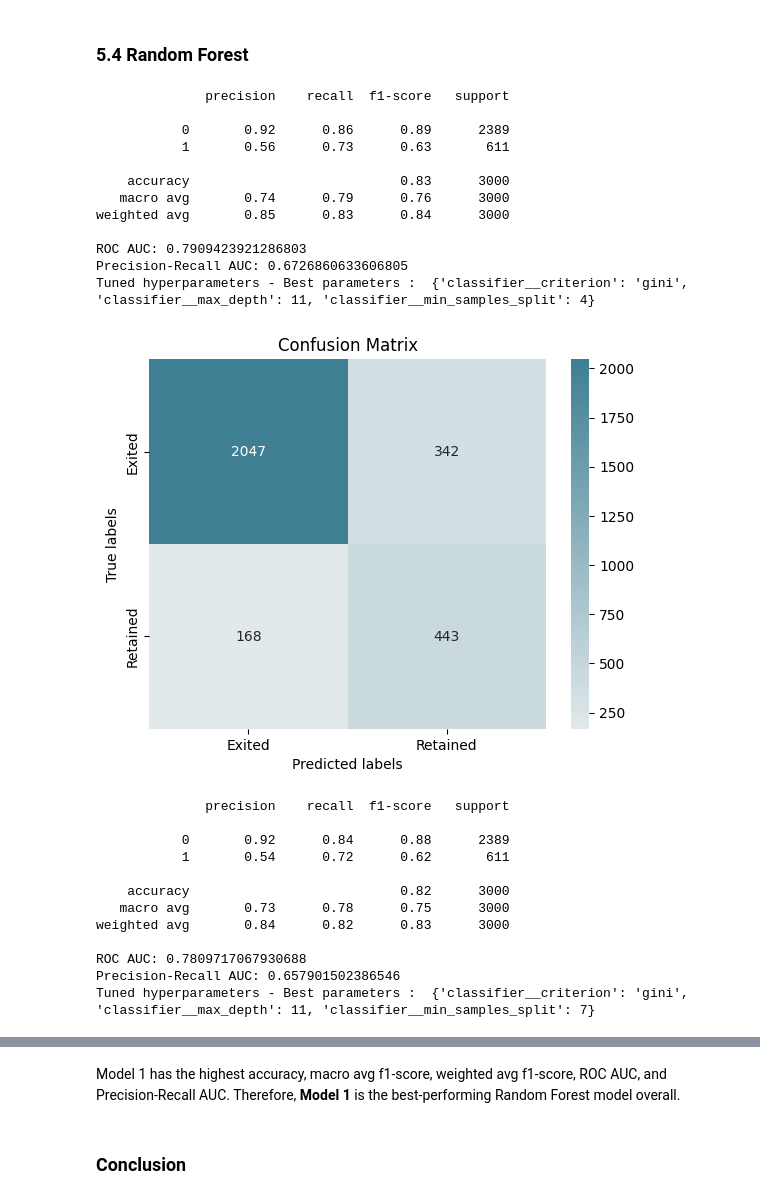
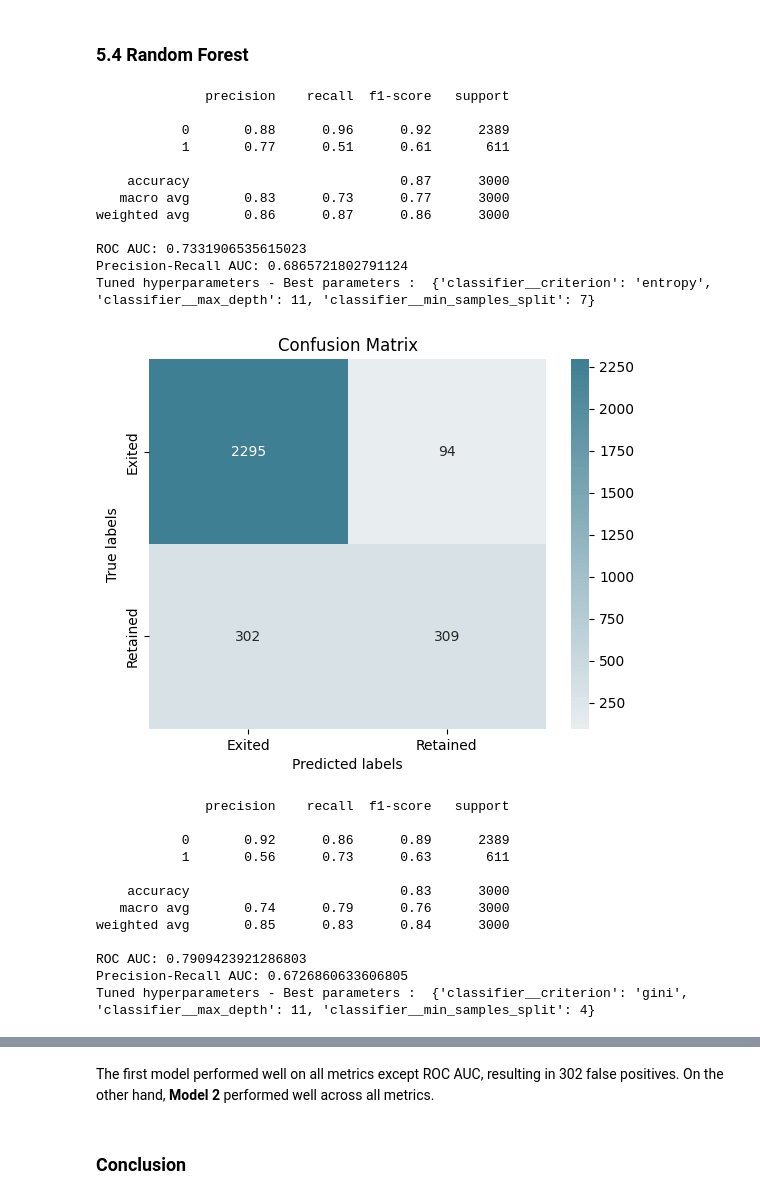
Before and after one commit to Abderrahmane-Chafi/BankCustomerChurnAnalysis, a Jupyter notebook: notebook794dc85e40.ipynb, the cells around one changed output, grey strips where cells are left out. Cells and saved outputs as stored; diff of their text form; code cells hidden in the pictures.

```diff
--- a/notebook794dc85e40.ipynb
+++ b/notebook794dc85e40.ipynb
@@ -580,6 +630,11 @@ parameters_lr = {
     'classifier__penalty': ['l2'],
     'classifier__solver': ['lbfgs'],
 }
+
+pipeline_lr = Pipeline([
+    ('scaler', StandardScaler()),
+    ('classifier', LogisticRegression(random_state=42))
+])
 
 pipeline_lr_over = Pipeline([
     ('scaler', StandardScaler()),
@@ -599,10 +654,10 @@ pipeline_lr_smote = Pipeline([
     ('classifier', LogisticRegression(random_state=42))
 ])
 
-
-run_grid_search("Logistic Regression",X_train, Y_train, X_test, Y_test, pipeline_lr_over, parameters_lr, 'Oversampling')
-run_grid_search("Logistic Regression",X_train, Y_train, X_test, Y_test, pipeline_lr_smote, parameters_lr, 'SMOTE')
-run_grid_search("Logistic Regression",X_train, Y_train, X_test, Y_test, pipeline_lr_under, parameters_lr, 'Undersampling')
+run_grid_search("Logistic Regression",X_train, Y_train, X_test, Y_test, pipeline_lr, parameters_lr, 'None')
+run_grid_search("Logistic Regression(Oversampling)",X_train, Y_train, X_test, Y_test, pipeline_lr_over, parameters_lr, 'Oversampling')
+run_grid_search("Logistic Regression(SMOTE)",X_train, Y_train, X_test, Y_test, pipeline_lr_smote, parameters_lr, 'SMOTE')
+run_grid_search("Logistic Regression(Undersampling)",X_train, Y_train, X_test, Y_test, pipeline_lr_under, parameters_lr, 'Undersampling')
 
 wb.save('model_comparison.xlsx')
 # %% [output]
@@ -658,6 +724,11 @@ parameters_knn = {
     'classifier__p': [1, 2],
     'classifier__metric': ['minkowski','euclidean','manhattan'],
 }
+
+pipeline_knn = Pipeline([
+    ('scaler', StandardScaler()),
+    ('classifier', KNeighborsClassifier())
+])
 
 pipeline_knn_smote = Pipeline([
     ('scaler', StandardScaler()),
@@ -678,9 +749,10 @@ pipeline_knn_under = Pipeline([
     ('classifier', KNeighborsClassifier())
 ])
 
-run_grid_search("KNN",X_train, Y_train, X_test, Y_test, pipeline_knn_over, parameters_knn, 'Oversampling')
-run_grid_search("KNN",X_train, Y_train, X_test, Y_test, pipeline_knn_smote, parameters_knn, 'SMOTE')
-run_grid_search("KNN",X_train, Y_train, X_test, Y_test, pipeline_knn_under, parameters_knn, 'Undersampling')
+run_grid_search("KNN",X_train, Y_train, X_test, Y_test, pipeline_knn, parameters_knn, 'None')
+run_grid_search("KNN(Oversampling)",X_train, Y_train, X_test, Y_test, pipeline_knn_over, parameters_knn, 'Oversampling')
+run_grid_search("KNN(SMOTE)",X_train, Y_train, X_test, Y_test, pipeline_knn_smote, parameters_knn, 'SMOTE')
+run_grid_search("KNN(Undersampling)",X_train, Y_train, X_test, Y_test, pipeline_knn_under, parameters_knn, 'Undersampling')
 
 wb.save('model_comparison.xlsx')
 # %% [output]
@@ -732,55 +817,60 @@ parameters_forest = {
     'classifier__criterion': ['gini', 'entropy'],
     'classifier__max_depth': [3, 4, 5, 6, 7, 9, 11],
     'classifier__min_samples_split': [2, 3, 4, 5, 6, 7],
 }
+
+pipeline_forest = Pipeline([
+    ('scaler', StandardScaler()),
+    ('classifier', RandomForestClassifier(random_state=42))
+])
 
 pipeline_forest_smote = Pipeline([
     ('scaler', StandardScaler()),
     ('smote', SMOTE(random_state=42)),
     ('classifier', RandomForestClassifier(random_state=42))
 ])
 
 pipeline_forest_over = Pipeline([
     ('scaler', StandardScaler()),
     ('oversample', RandomOverSampler(random_state=42)),
     ('classifier', RandomForestClassifier(random_state=42))
 ])
 
 pipeline_forest_under = Pipeline([
     ('scaler', StandardScaler()),
     ('undersample', RandomUnderSampler(random_state=42)),
     ('classifier', RandomForestClassifier(random_state=42))
 ])
 
-
-run_grid_search("Random Forest",X_train, Y_train, X_test, Y_test, pipeline_forest_over, parameters_forest, 'Oversampling')
-run_grid_search("Random Forest",X_train, Y_train, X_test, Y_test, pipeline_forest_smote, parameters_forest, 'SMOTE')
-run_grid_search("Random Forest",X_train, Y_train, X_test, Y_test, pipeline_forest_under, parameters_forest, 'Undersampling')
+run_grid_search("Random Forest",X_train, Y_train, X_test, Y_test, pipeline_forest, parameters_forest, 'None')
+run_grid_search("Random Forest(Oversampling)",X_train, Y_train, X_test, Y_test, pipeline_forest_over, parameters_forest, 'Oversampling')
+run_grid_search("Random Forest(SMOTE)",X_train, Y_train, X_test, Y_test, pipeline_forest_smote, parameters_forest, 'SMOTE')
+run_grid_search("Random Forest(Undersampling)",X_train, Y_train, X_test, Y_test, pipeline_forest_under, parameters_forest, 'Undersampling')
 
 wb.save('model_comparison.xlsx')
 # %% [output]
               precision    recall  f1-score   support
 
-           0       0.92      0.86      0.89      2389
-           1       0.56      0.73      0.63       611
+           0       0.88      0.96      0.92      2389
+           1       0.77      0.51      0.61       611
 
-    accuracy                           0.83      3000
-   macro avg       0.74      0.79      0.76      3000
-weighted avg       0.85      0.83      0.84      3000
+    accuracy                           0.87      3000
+   macro avg       0.83      0.73      0.77      3000
+weighted avg       0.86      0.87      0.86      3000
 
-ROC AUC: 0.7909423921286803
-Precision-Recall AUC: 0.6726860633606805
-Tuned hyperparameters - Best parameters :  {'classifier__criterion': 'gini', 'classifier__max_depth': 11, 'classifier__min_samples_split': 4}
+ROC AUC: 0.7331906535615023
+Precision-Recall AUC: 0.6865721802791124
+Tuned hyperparameters - Best parameters :  {'classifier__criterion': 'entropy', 'classifier__max_depth': 11, 'classifier__min_samples_split': 7}
-[figure, old version]
+[figure, new version]
               precision    recall  f1-score   support
 
-           0       0.92      0.84      0.88      2389
-           1       0.54      0.72      0.62       611
+           0       0.92      0.86      0.89      2389
+           1       0.56      0.73      0.63       611
 
-    accuracy                           0.82      3000
-   macro avg       0.73      0.78      0.75      3000
-weighted avg       0.84      0.82      0.83      3000
+    accuracy                           0.83      3000
+   macro avg       0.74      0.79      0.76      3000
+weighted avg       0.85      0.83      0.84      3000
 
-ROC AUC: 0.7809717067930688
-Precision-Recall AUC: 0.657901502386546
-Tuned hyperparameters - Best parameters :  {'classifier__criterion': 'gini', 'classifier__max_depth': 11, 'classifier__min_samples_split': 7}
+ROC AUC: 0.7909423921286803
+Precision-Recall AUC: 0.6726860633606805
+Tuned hyperparameters - Best parameters :  {'classifier__criterion': 'gini', 'classifier__max_depth': 11, 'classifier__min_samples_split': 4}
@@ -801,4 +904,4 @@ Tuned hyperparameters - Best parameters :  {'classifier__criterion': 'entropy',
-# %% [markdown]
-Model 1 has the highest accuracy, macro avg f1-score, weighted avg f1-score, ROC AUC, and Precision-Recall AUC. Therefore, **Model 1** is the best-performing Random Forest model overall.
+# %% [markdown]
+The first model performed well on all metrics except ROC AUC, resulting in 302 false positives. On the other hand, **Model 2** performed well across all metrics.
 # %% [markdown]
 ### **Conclusion** <a class="anchor" id="chapter5"></a>
```
Also changed, not shown: parts of 20 cells of this notebook.
